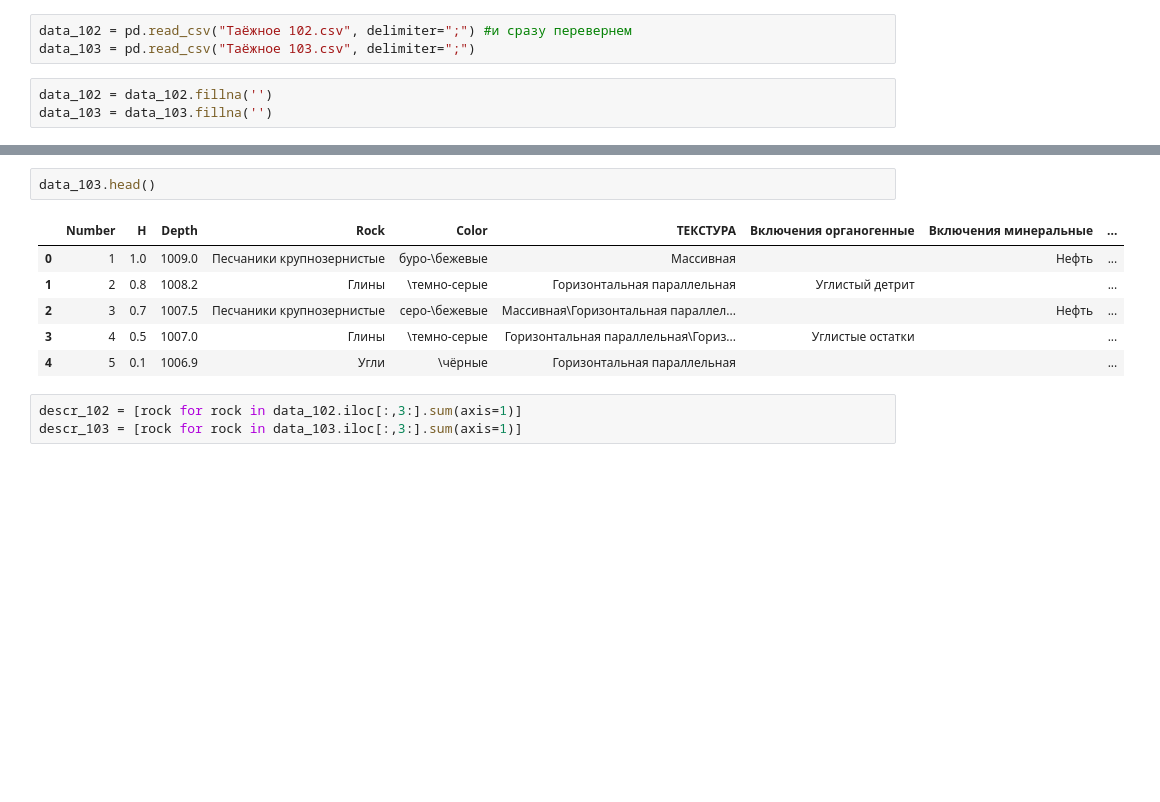
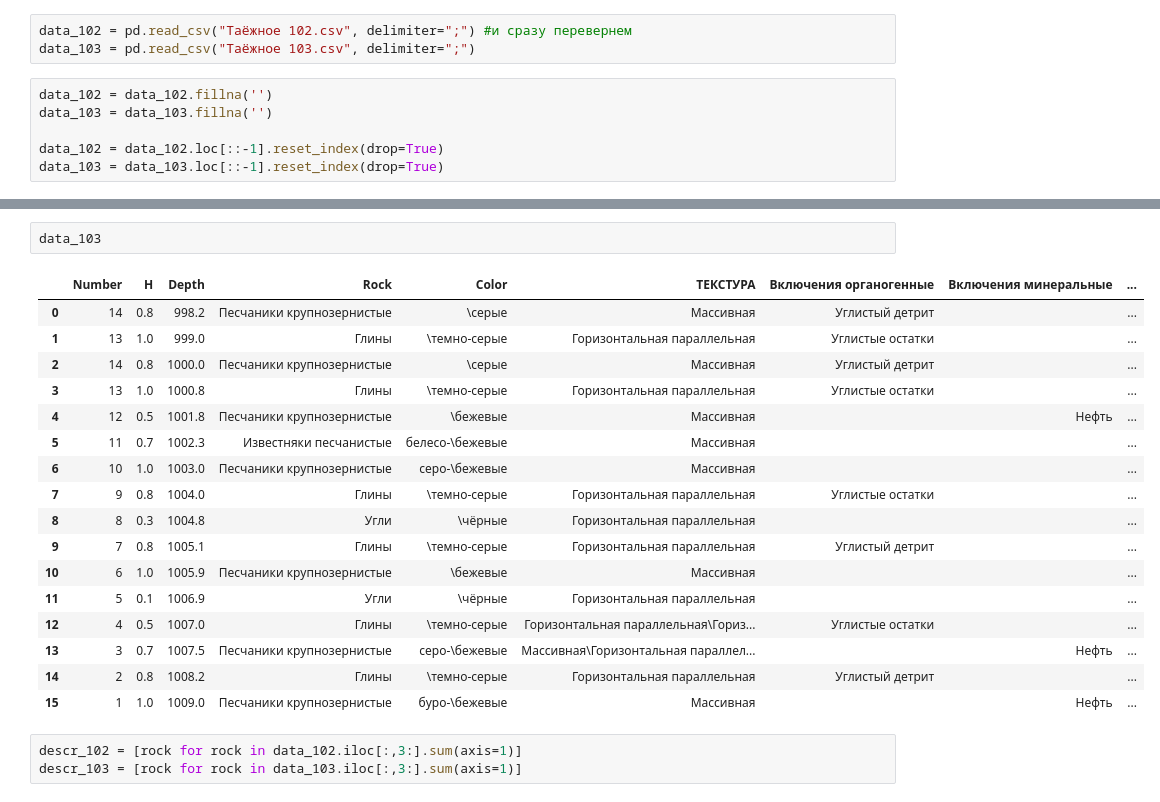
Before and after one commit to spaceswimmer/Pertoleum-Geology-Projects, a Jupyter notebook: Artemiy_Fishchuk_examples/06 Lithology/task.ipynb, the cells around one changed output, grey strips where cells are left out. Saved outputs shown, nothing was run; the diff lists cells and outputs as text; blank space fills up the shorter version.

```diff
--- a/Artemiy_Fishchuk_examples/06 Lithology/task.ipynb
+++ b/Artemiy_Fishchuk_examples/06 Lithology/task.ipynb
@@ -12,4 +13,7 @@ data_103 = pd.read_csv("Таёжное 103.csv", delimiter=";")
 # %%
 data_102 = data_102.fillna('')
 data_103 = data_103.fillna('')
+
+data_102 = data_102.loc[::-1].reset_index(drop=True)
+data_103 = data_103.loc[::-1].reset_index(drop=True)
 # %%
@@ -24,12 +36,23 @@ data_102.head()
 # %%
-data_103.head()
+data_103
 # %% [output]
 |  | Number | H | Depth | Rock | Color | ТЕКСТУРА | Включения органогенные | Включения минеральные | ... |
-| 0 | 1 | 1.0 | 1009.0 | Песчаники крупнозернистые | буро-\бежевые | Массивная |  | Нефть | ... |
-| 1 | 2 | 0.8 | 1008.2 | Глины | \темно-серые | Горизонтальная параллельная | Углистый детрит |  | ... |
-| 2 | 3 | 0.7 | 1007.5 | Песчаники крупнозернистые | серо-\бежевые | Массивная\Горизонтальная параллел... |  | Нефть | ... |
-| 3 | 4 | 0.5 | 1007.0 | Глины | \темно-серые | Горизонтальная параллельная\Гориз... | Углистые остатки |  | ... |
-| 4 | 5 | 0.1 | 1006.9 | Угли | \чёрные | Горизонтальная параллельная |  |  | ... |
+| 0 | 14 | 0.8 | 998.2 | Песчаники крупнозернистые | \серые | Массивная | Углистый детрит |  | ... |
+| 1 | 13 | 1.0 | 999.0 | Глины | \темно-серые | Горизонтальная параллельная | Углистые остатки |  | ... |
+| 2 | 14 | 0.8 | 1000.0 | Песчаники крупнозернистые | \серые | Массивная | Углистый детрит |  | ... |
+| 3 | 13 | 1.0 | 1000.8 | Глины | \темно-серые | Горизонтальная параллельная | Углистые остатки |  | ... |
+| 4 | 12 | 0.5 | 1001.8 | Песчаники крупнозернистые | \бежевые | Массивная |  | Нефть | ... |
+| 5 | 11 | 0.7 | 1002.3 | Известняки песчанистые | белесо-\бежевые | Массивная |  |  | ... |
+| 6 | 10 | 1.0 | 1003.0 | Песчаники крупнозернистые | серо-\бежевые | Массивная |  |  | ... |
+| 7 | 9 | 0.8 | 1004.0 | Глины | \темно-серые | Горизонтальная параллельная | Углистые остатки |  | ... |
+| 8 | 8 | 0.3 | 1004.8 | Угли | \чёрные | Горизонтальная параллельная |  |  | ... |
+| 9 | 7 | 0.8 | 1005.1 | Глины | \темно-серые | Горизонтальная параллельная | Углистый детрит |  | ... |
+| 10 | 6 | 1.0 | 1005.9 | Песчаники крупнозернистые | \бежевые | Массивная |  |  | ... |
+| 11 | 5 | 0.1 | 1006.9 | Угли | \чёрные | Горизонтальная параллельная |  |  | ... |
+| 12 | 4 | 0.5 | 1007.0 | Глины | \темно-серые | Горизонтальная параллельная\Гориз... | Углистые остатки |  | ... |
+| 13 | 3 | 0.7 | 1007.5 | Песчаники крупнозернистые | серо-\бежевые | Массивная\Горизонтальная параллел... |  | Нефть | ... |
+| 14 | 2 | 0.8 | 1008.2 | Глины | \темно-серые | Горизонтальная параллельная | Углистый детрит |  | ... |
+| 15 | 1 | 1.0 | 1009.0 | Песчаники крупнозернистые | буро-\бежевые | Массивная |  | Нефть | ... |
 # %%
 descr_102 = [rock for rock in data_102.iloc[:,3:].sum(axis=1)]
 descr_103 = [rock for rock in data_103.iloc[:,3:].sum(axis=1)]
```
Also changed, not shown: parts of 10 cells of this notebook.
